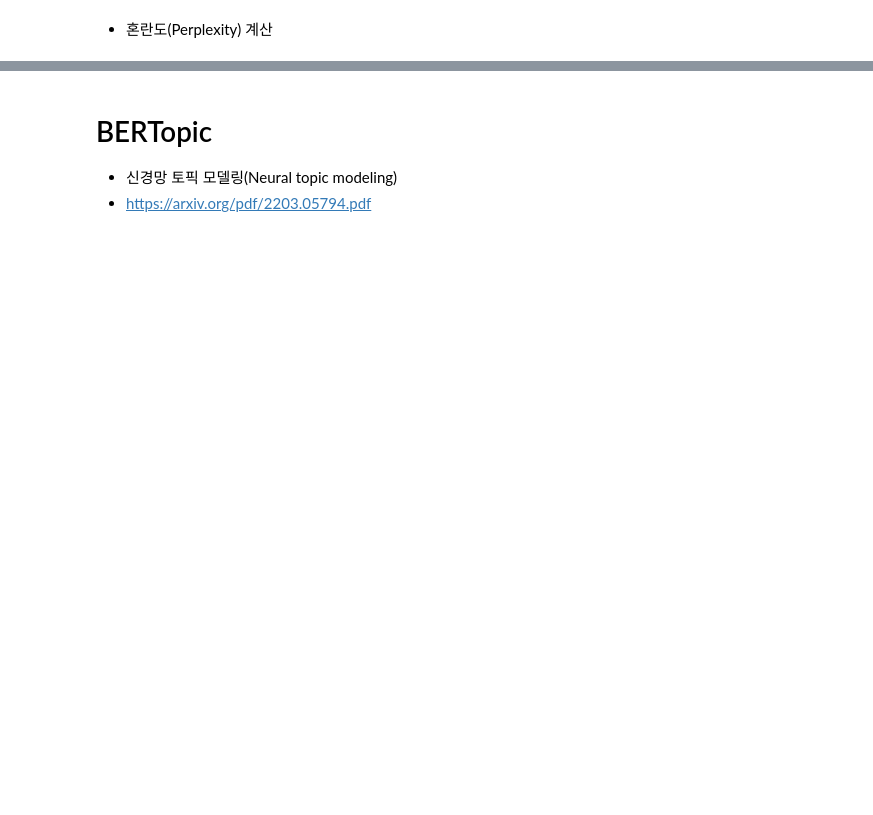
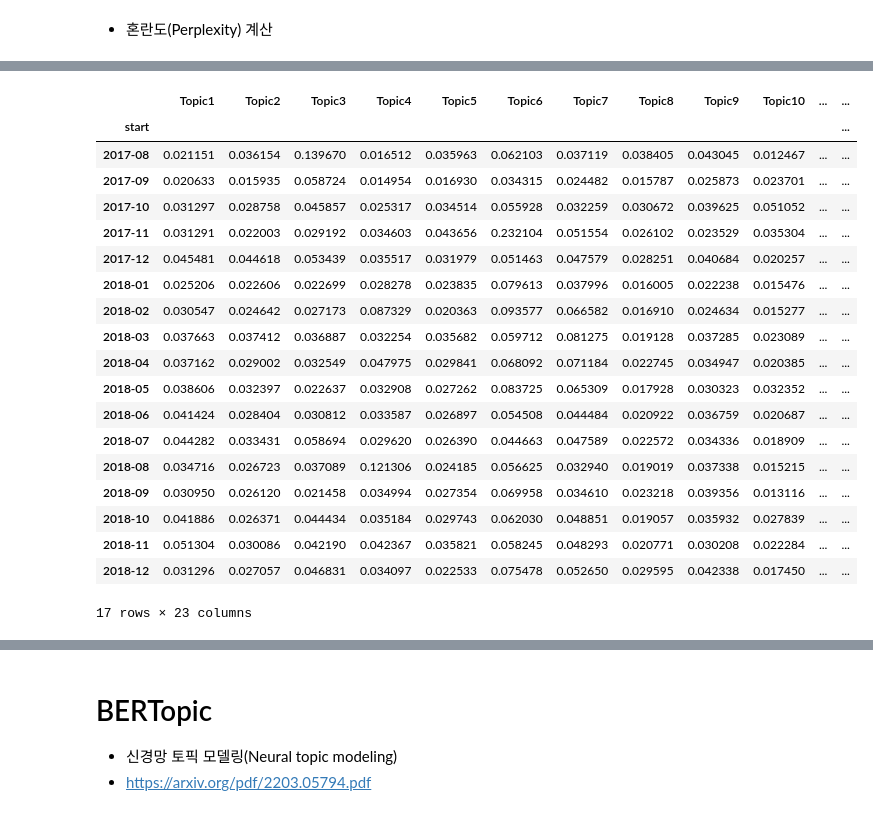
Before and after one commit to sgr1118/-_-, a Jupyter notebook: _11_토픽_모델링(Topic_Modeling).ipynb, the cells around one changed output, grey strips where cells are left out. Cells and saved outputs as stored; diff of their text form; code cells hidden in the pictures; blank space fills up the shorter version.

```diff
--- a/_11_토픽_모델링(Topic_Modeling).ipynb
+++ b/_11_토픽_모델링(Topic_Modeling).ipynb
@@ -661,0 +844,24 @@ plt.show()
+# %%
+trend = trend_data.groupby(['start']).mean()
+trend
+# %% [output]
+|  | Topic1 | Topic2 | Topic3 | Topic4 | Topic5 | Topic6 | Topic7 | Topic8 | Topic9 | Topic10 | ... | ... |
+| start |  |  |  |  |  |  |  |  |  |  |  | ... |
+| 2017-08 | 0.021151 | 0.036154 | 0.139670 | 0.016512 | 0.035963 | 0.062103 | 0.037119 | 0.038405 | 0.043045 | 0.012467 | ... | ... |
+| 2017-09 | 0.020633 | 0.015935 | 0.058724 | 0.014954 | 0.016930 | 0.034315 | 0.024482 | 0.015787 | 0.025873 | 0.023701 | ... | ... |
+| 2017-10 | 0.031297 | 0.028758 | 0.045857 | 0.025317 | 0.034514 | 0.055928 | 0.032259 | 0.030672 | 0.039625 | 0.051052 | ... | ... |
+| 2017-11 | 0.031291 | 0.022003 | 0.029192 | 0.034603 | 0.043656 | 0.232104 | 0.051554 | 0.026102 | 0.023529 | 0.035304 | ... | ... |
+| 2017-12 | 0.045481 | 0.044618 | 0.053439 | 0.035517 | 0.031979 | 0.051463 | 0.047579 | 0.028251 | 0.040684 | 0.020257 | ... | ... |
+| 2018-01 | 0.025206 | 0.022606 | 0.022699 | 0.028278 | 0.023835 | 0.079613 | 0.037996 | 0.016005 | 0.022238 | 0.015476 | ... | ... |
+| 2018-02 | 0.030547 | 0.024642 | 0.027173 | 0.087329 | 0.020363 | 0.093577 | 0.066582 | 0.016910 | 0.024634 | 0.015277 | ... | ... |
+| 2018-03 | 0.037663 | 0.037412 | 0.036887 | 0.032254 | 0.035682 | 0.059712 | 0.081275 | 0.019128 | 0.037285 | 0.023089 | ... | ... |
+| 2018-04 | 0.037162 | 0.029002 | 0.032549 | 0.047975 | 0.029841 | 0.068092 | 0.071184 | 0.022745 | 0.034947 | 0.020385 | ... | ... |
+| 2018-05 | 0.038606 | 0.032397 | 0.022637 | 0.032908 | 0.027262 | 0.083725 | 0.065309 | 0.017928 | 0.030323 | 0.032352 | ... | ... |
+| 2018-06 | 0.041424 | 0.028404 | 0.030812 | 0.033587 | 0.026897 | 0.054508 | 0.044484 | 0.020922 | 0.036759 | 0.020687 | ... | ... |
+| 2018-07 | 0.044282 | 0.033431 | 0.058694 | 0.029620 | 0.026390 | 0.044663 | 0.047589 | 0.022572 | 0.034336 | 0.018909 | ... | ... |
+| 2018-08 | 0.034716 | 0.026723 | 0.037089 | 0.121306 | 0.024185 | 0.056625 | 0.032940 | 0.019019 | 0.037338 | 0.015215 | ... | ... |
+| 2018-09 | 0.030950 | 0.026120 | 0.021458 | 0.034994 | 0.027354 | 0.069958 | 0.034610 | 0.023218 | 0.039356 | 0.013116 | ... | ... |
+| 2018-10 | 0.041886 | 0.026371 | 0.044434 | 0.035184 | 0.029743 | 0.062030 | 0.048851 | 0.019057 | 0.035932 | 0.027839 | ... | ... |
+| 2018-11 | 0.051304 | 0.030086 | 0.042190 | 0.042367 | 0.035821 | 0.058245 | 0.048293 | 0.020771 | 0.030208 | 0.022284 | ... | ... |
+| 2018-12 | 0.031296 | 0.027057 | 0.046831 | 0.034097 | 0.022533 | 0.075478 | 0.052650 | 0.029595 | 0.042338 | 0.017450 | ... | ... |
+17 rows × 23 columns
```
Also changed, not shown: parts of 24 cells of this notebook.
